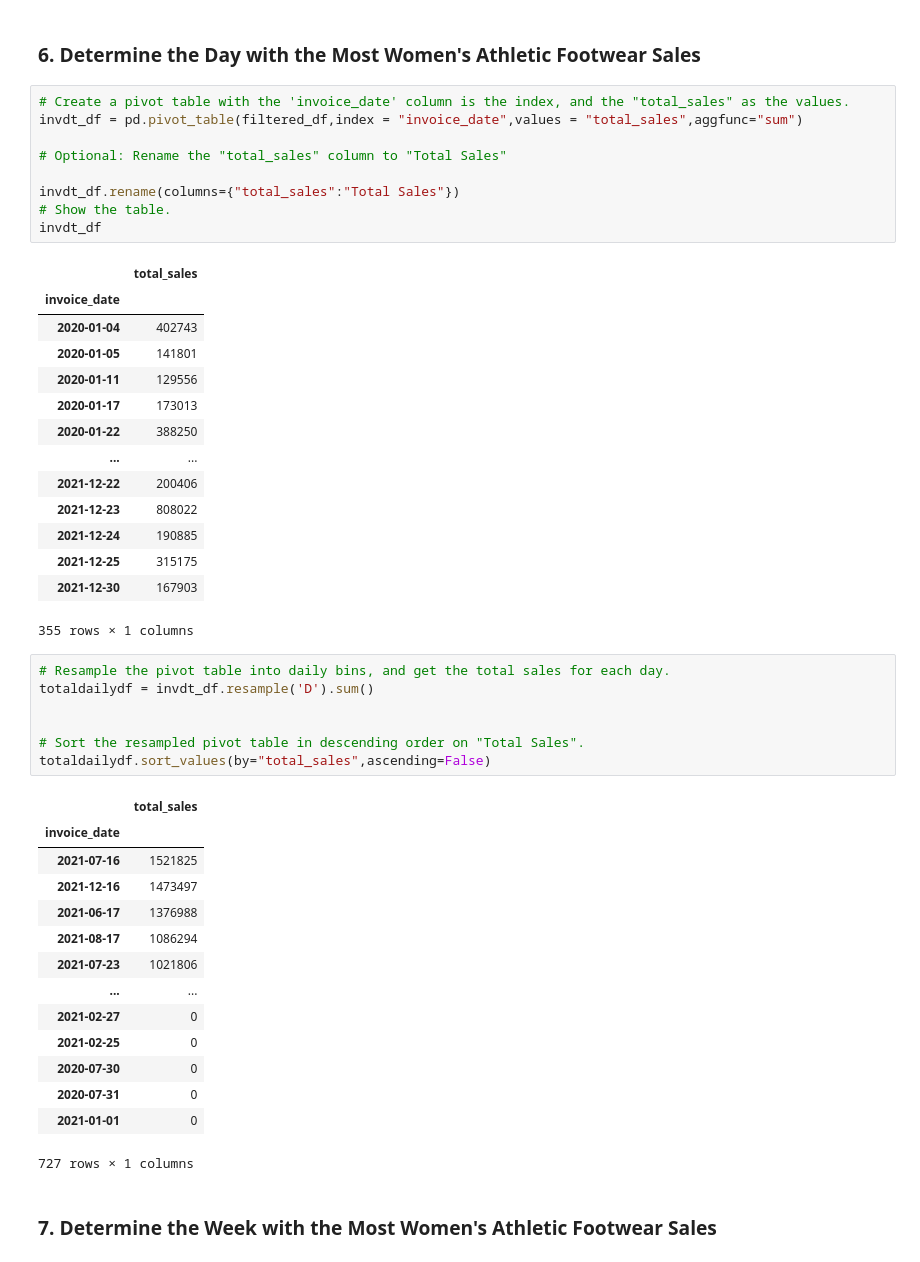
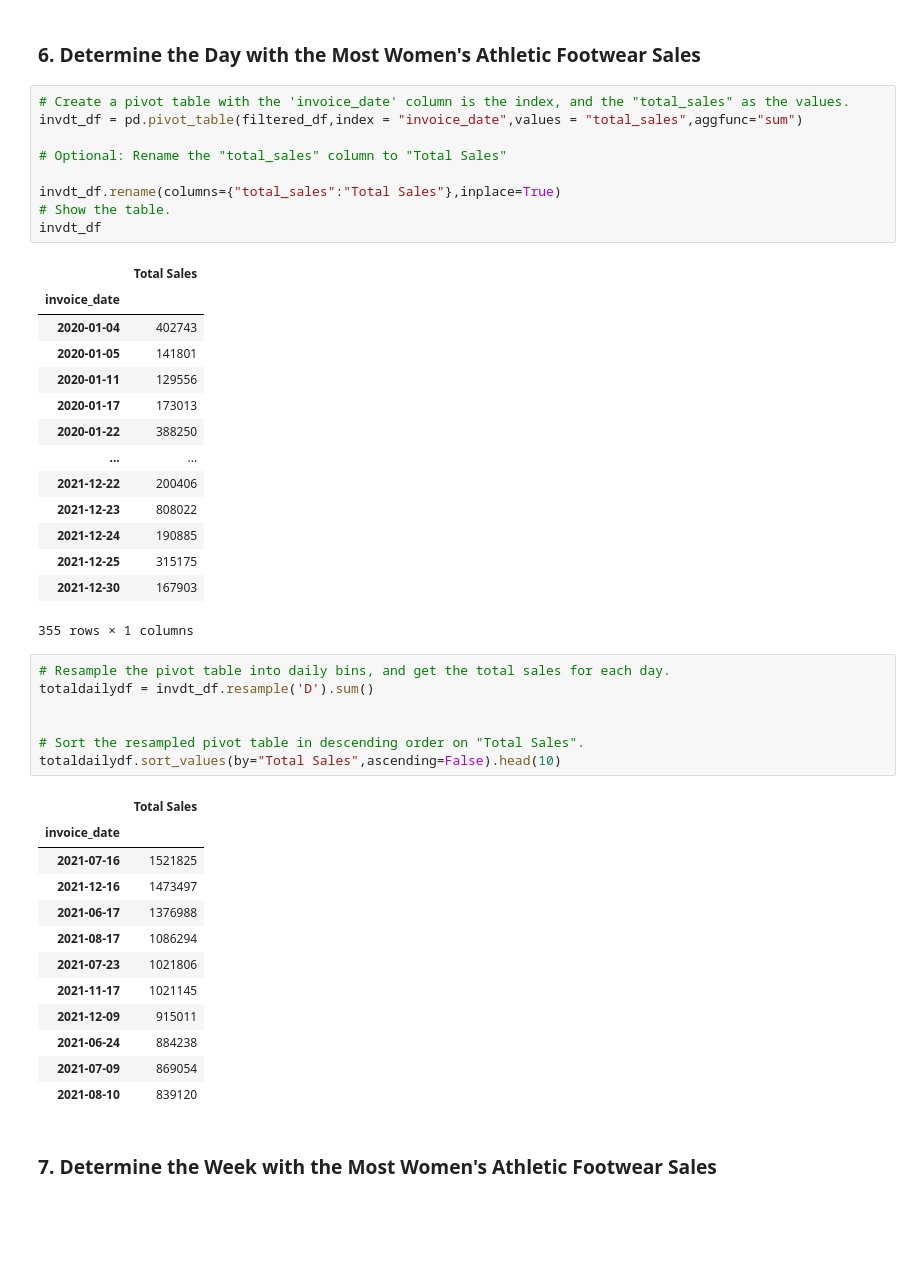
Before and after one commit to sowmyarshetty/athletic_sales_analysis, a Jupyter notebook: athletic_sales_analysis.ipynb, the cells around one changed output. Cells and saved outputs as stored; diff of their text form; blank space fills up the shorter version.

```diff
--- a/athletic_sales_analysis.ipynb
+++ b/athletic_sales_analysis.ipynb
@@ -346,11 +346,11 @@ invdt_df = pd.pivot_table(filtered_df,index = "invoice_date",values = "total_sal
 
 # Optional: Rename the "total_sales" column to "Total Sales"
 
-invdt_df.rename(columns={"total_sales":"Total Sales"})
+invdt_df.rename(columns={"total_sales":"Total Sales"},inplace=True)
 # Show the table.
 invdt_df
 # %% [output]
-|  | total_sales |
+|  | Total Sales |
 | invoice_date |  |
 | 2020-01-04 | 402743 |
 | 2020-01-05 | 141801 |
@@ -367,25 +367,23 @@ invdt_df
 # %%
 # Resample the pivot table into daily bins, and get the total sales for each day.
 totaldailydf = invdt_df.resample('D').sum()
 
 
 # Sort the resampled pivot table in descending order on "Total Sales".
-totaldailydf.sort_values(by="total_sales",ascending=False)
+totaldailydf.sort_values(by="Total Sales",ascending=False).head(10)
 # %% [output]
-|  | total_sales |
+|  | Total Sales |
 | invoice_date |  |
 | 2021-07-16 | 1521825 |
 | 2021-12-16 | 1473497 |
 | 2021-06-17 | 1376988 |
 | 2021-08-17 | 1086294 |
 | 2021-07-23 | 1021806 |
-| ... | ... |
-| 2021-02-27 | 0 |
-| 2021-02-25 | 0 |
-| 2020-07-30 | 0 |
-| 2020-07-31 | 0 |
-| 2021-01-01 | 0 |
+| 2021-11-17 | 1021145 |
+| 2021-12-09 | 915011 |
+| 2021-06-24 | 884238 |
+| 2021-07-09 | 869054 |
+| 2021-08-10 | 839120 |
-727 rows × 1 columns
 # %% [markdown]
 ### 7.  Determine the Week with the Most Women's Athletic Footwear Sales
 # %%
```
Also changed, not shown: parts of 1 cell of this notebook.
